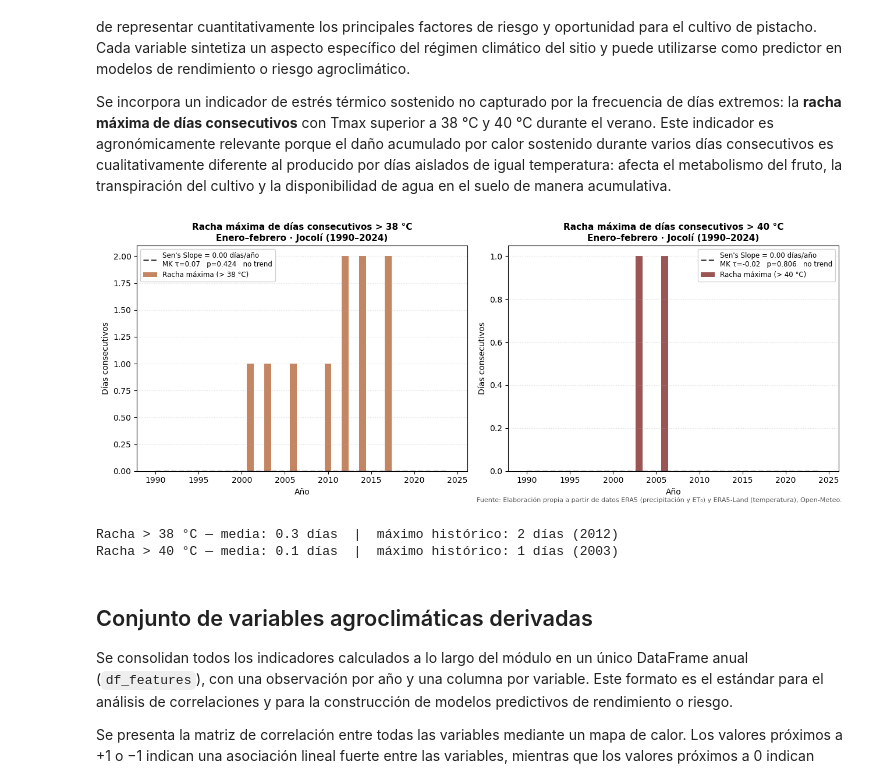
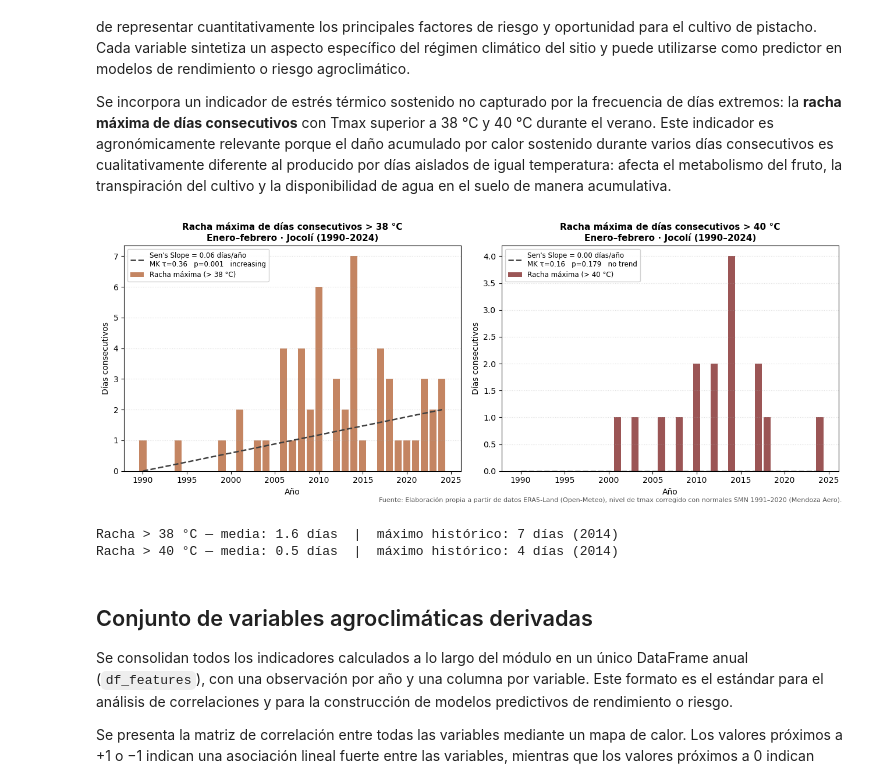
Before and after one commit to Emilialandgrebe/tesis-maestria, a Jupyter notebook: notebooks/00_clima_historico.ipynb, the cells around one changed output. Cells and saved outputs as stored; diff of their text form; code cells hidden in the pictures.

```diff
--- a/notebooks/00_clima_historico.ipynb
+++ b/notebooks/00_clima_historico.ipynb
@@ -48,6 +48,13 @@ from scipy.stats import theilslopes
 from statsmodels.nonparametric.smoothers_lowess import lowess
 
 from src.data.climate_fetcher import fetch_climate_data
+from src.data.correccion_sesgo import (
+    ESTACION_REFERENCIA,
+    NORMALES_SMN_1991_2020,
+    corregir_precipitacion,
+    resumen_correccion,
+    tmax_diaria_corregida,
+)
 from src.data.climate_features import (
     calcular_calor_verano,
     calcular_deficit_hidrico,
@@ -57,12 +64,24 @@ from src.data.climate_features import (
 
 np.random.seed(42)
 
-df = fetch_climate_data()
+# Serie homogénea (temperatura ERA5-Land, precipitación y ET0 ERA5)
+df_reanalisis = fetch_climate_data()
 
-horas_frio      = calcular_horas_frio(df)
+# Niveles corregidos contra las normales SMN 1991-2020 (Mendoza Aero):
+# - precipitación x factor anual único (la temperatura y la ET0 no cambian)
+# - tmax diaria + corrimiento aditivo mensual
+df          = corregir_precipitacion(df_reanalisis)
+tmax_diaria = tmax_diaria_corregida(df_reanalisis)
+
+horas_frio      = calcular_horas_frio(df)      # tmin sin sesgo: sin corrección
 heladas         = calcular_heladas_tardias(df)
-calor_verano    = calcular_calor_verano(df)
-deficit_hidrico = calcular_deficit_hidrico(df)
+deficit_hidrico = calcular_deficit_hidrico(df)  # precipitación corregida, ET0 sin corregir
+
+_tmax_ene_feb = tmax_diaria[tmax_diaria.index.month.isin([1, 2])]
+calor_verano  = (
+    _tmax_ene_feb.groupby(_tmax_ene_feb.index.year).mean()
+    .rename("tmax_verano_media").round(2)
+)
 # %% [output]
 Cargando datos locales desde C:\Users\EMILIA LANDGREBE\tesis-maestria\data\raw\clima_jocoli_era5.parquet
 Cargando datos locales desde C:\Users\EMILIA LANDGREBE\tesis-maestria\data\raw\clima_jocoli_era5_land.parquet
@@ -255,13 +308,8 @@ Se cuantifica el número de días por año en que la temperatura máxima diaria
 
 Valores superiores a 38 °C marcan el límite del rango óptimo para el pistacho, mientras que temperaturas por encima de los 40 °C se asocian a daño directo en el fruto, reducción del calibre comercial y mayor incidencia de frutos vacíos (blank nuts).
 # %%
-mascara_verano = df.index.month.isin([1, 2])
-tmax_diaria_verano = (
-    df.loc[mascara_verano, "temperature_2m"]
-    .groupby(df.index[mascara_verano].date)
-    .max()
-)
-tmax_diaria_verano.index = pd.to_datetime(tmax_diaria_verano.index)
+# Tmax diaria con el nivel corregido contra la normal SMN (ver celda de carga)
+tmax_diaria_verano = tmax_diaria[tmax_diaria.index.month.isin([1, 2])]
 
 dias35 = tmax_diaria_verano.groupby(tmax_diaria_verano.index.year).apply(lambda x: (x > 35).sum())
 dias38 = tmax_diaria_verano.groupby(tmax_diaria_verano.index.year).apply(lambda x: (x > 38).sum())
@@ -301,7 +349,7 @@ axes[0].set_title(
 )
 axes[-1].set_xlabel("Año", fontsize=11)
 fig.subplots_adjust(right=0.92)  # deja espacio para las etiquetas directas
-plt.figtext(0.99, 0.01, "Fuente: Elaboración propia a partir de datos ERA5-Land (Open-Meteo).",
+plt.figtext(0.99, 0.01, "Fuente: Elaboración propia a partir de datos ERA5-Land (Open-Meteo), nivel de tmax corregido con normales SMN 1991–2020 (Mendoza Aero).",
             ha="right", fontsize=8, color="#555555")
 plt.show()
 # %% [output]
@@ -851,37 +901,37 @@ sen_r40 = theilslopes(racha_40.values, racha_40.index.astype(float))
 fig, (ax1, ax2) = plt.subplots(1, 2, figsize=(13, 5), sharey=False)
 
 for ax, racha, mk_r, sen_r, umbral, color in [
     (ax1, racha_38, mk_r38, sen_r38, 38, "#B05C2E"),
     (ax2, racha_40, mk_r40, sen_r40, 40, "#7A1C1C"),
 ]:
     años_r = racha.index.values.astype(float)
     ax.bar(racha.index, racha.values, color=color, alpha=0.75,
            label=f"Racha máxima (> {umbral} °C)")
     linea = sen_r.intercept + sen_r.slope * años_r
     ax.plot(racha.index, linea, color="#404040", linewidth=1.8, linestyle="--",
             label=(f"Sen's Slope = {sen_r.slope:.2f} días/año\n"
                    f"MK τ={mk_r.Tau:.2f}   p={mk_r.p:.3f}   {mk_r.trend}"))
     ax.set_title(
         f"Racha máxima de días consecutivos > {umbral} °C\n"
         f"Enero–febrero · Jocolí (1990–2024)",
         fontsize=11, fontweight="bold", loc="center",
     )
     ax.set_xlabel("Año", fontsize=10)
     ax.set_ylabel("Días consecutivos", fontsize=10)
     ax.grid(axis="y", linestyle=":", alpha=0.4, color="#AAAAAA")
     ax.legend(fontsize=8.5, framealpha=0.9)
 
 plt.tight_layout()
-plt.figtext(0.99, 0.01, "Fuente: Elaboración propia a partir de datos ERA5 (precipitación y ET₀) y ERA5-Land (temperatura), Open-Meteo.",
+plt.figtext(0.99, 0.01, "Fuente: Elaboración propia a partir de datos ERA5-Land (Open-Meteo), nivel de tmax corregido con normales SMN 1991–2020 (Mendoza Aero).",
             ha="right", fontsize=8, color="#555555")
 plt.show()
 
 print(f"Racha > 38 °C — media: {racha_38.mean():.1f} días  |  máximo histórico: {racha_38.max()} días ({racha_38.idxmax()})")
 print(f"Racha > 40 °C — media: {racha_40.mean():.1f} días  |  máximo histórico: {racha_40.max()} días ({racha_40.idxmax()})")
 # %% [output]
-[figure, old version]
+[figure, new version]
-Racha > 38 °C — media: 0.3 días  |  máximo histórico: 2 días (2012)
-Racha > 40 °C — media: 0.1 días  |  máximo histórico: 1 días (2003)
+Racha > 38 °C — media: 1.6 días  |  máximo histórico: 7 días (2014)
+Racha > 40 °C — media: 0.5 días  |  máximo histórico: 4 días (2014)
 # %% [markdown]
 ## Conjunto de variables agroclimáticas derivadas
 
```
Also changed, not shown: parts of 17 cells of this notebook, 4 other files.
